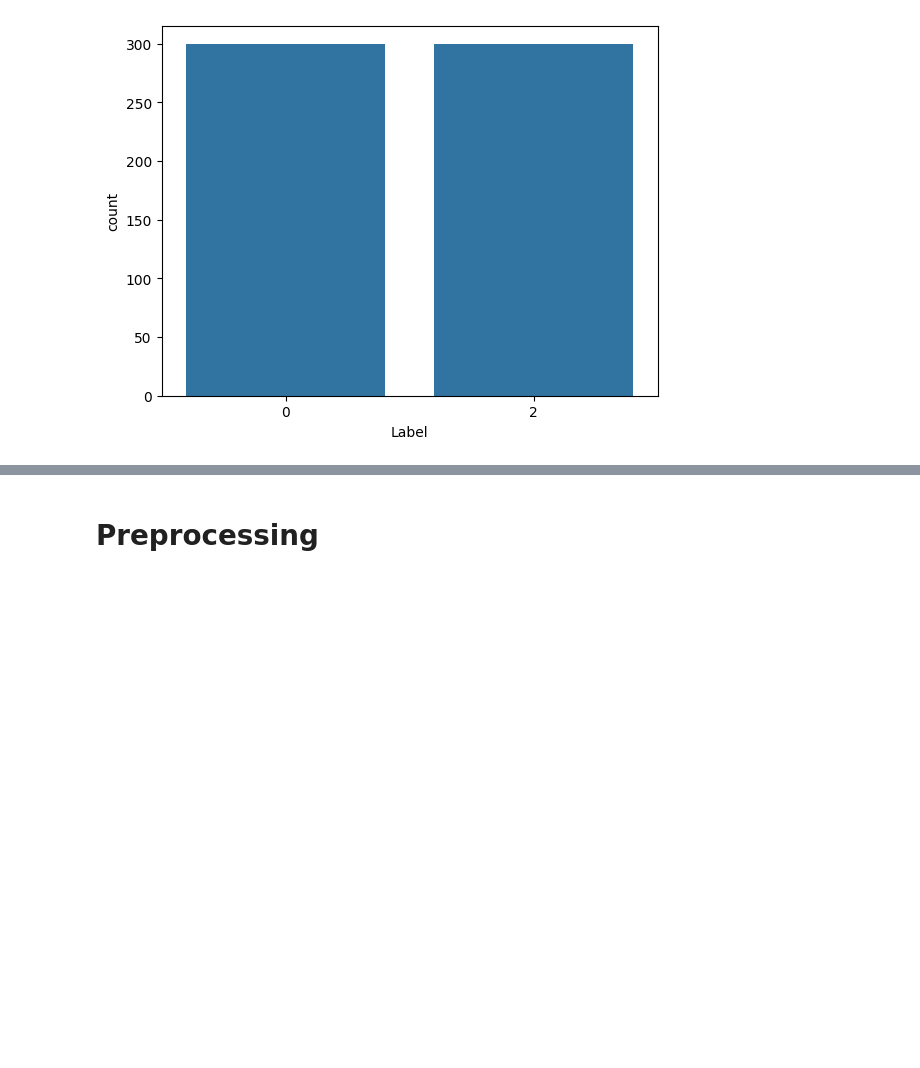
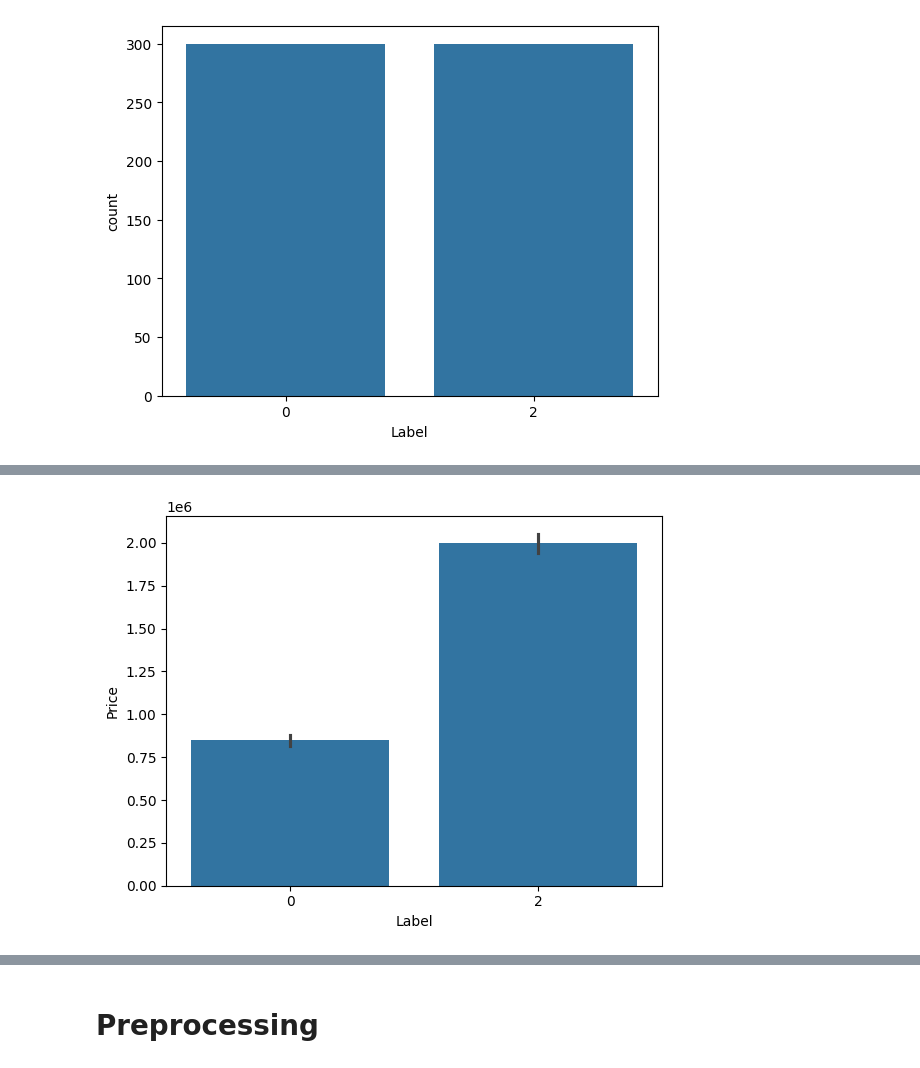
Before and after one commit to YasiruMethmal123/By-Which-House, a Jupyter notebook: script/Housing_Analysis.ipynb, the cells around one changed output, grey strips where cells are left out. Cells and saved outputs as stored; diff of their text form; code cells hidden in the pictures; blank space fills up the shorter version.

```diff
--- a/script/Housing_Analysis.ipynb
+++ b/script/Housing_Analysis.ipynb
@@ -69,0 +76,6 @@ plt.show()
+# %%
+# bar graph for price and size
+sns.barplot(x='Label', y='Price', data=df)
+plt.show()
+# %% [output]
+[figure, added]
```
Also changed, not shown: parts of 8 cells of this notebook.
